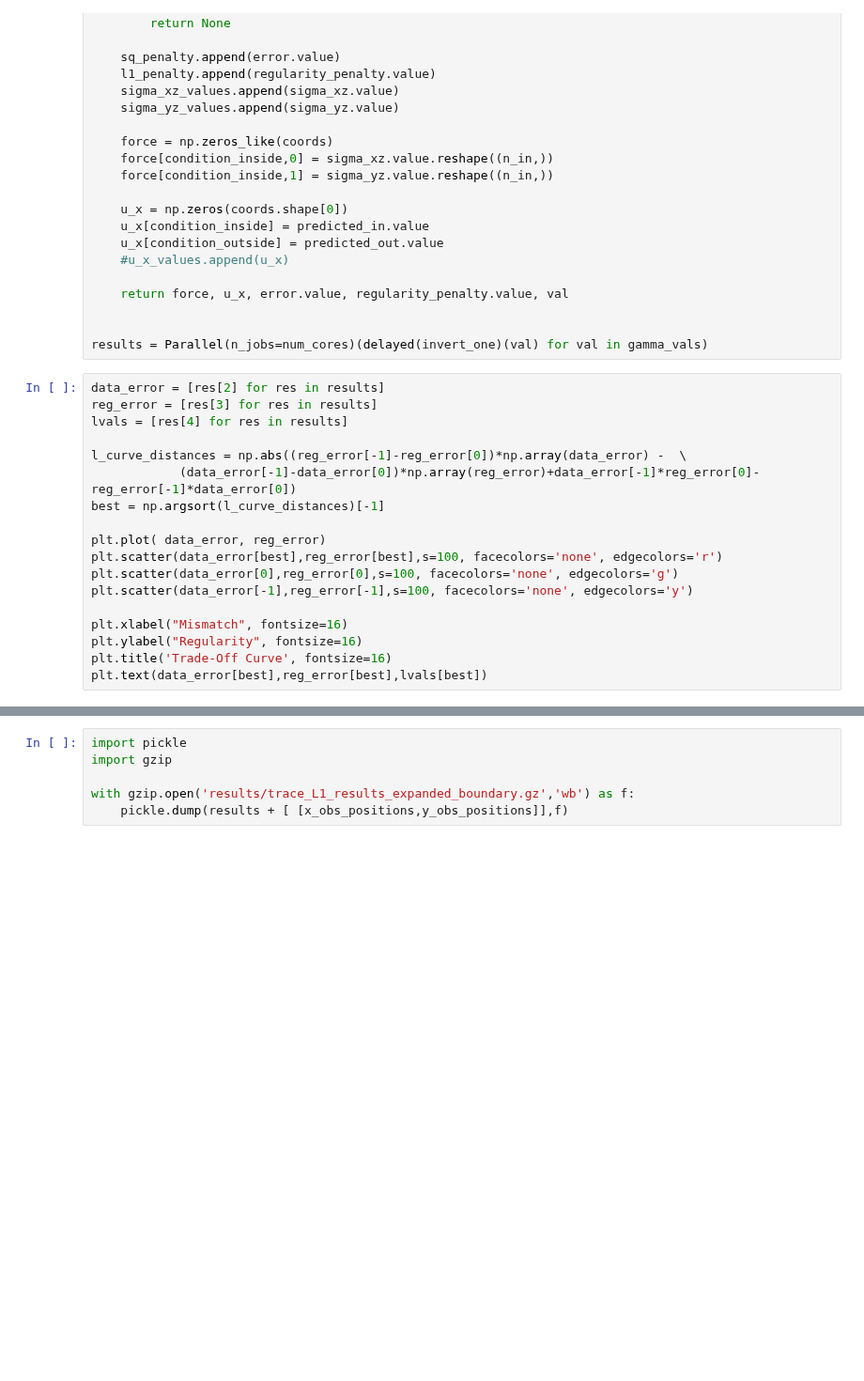
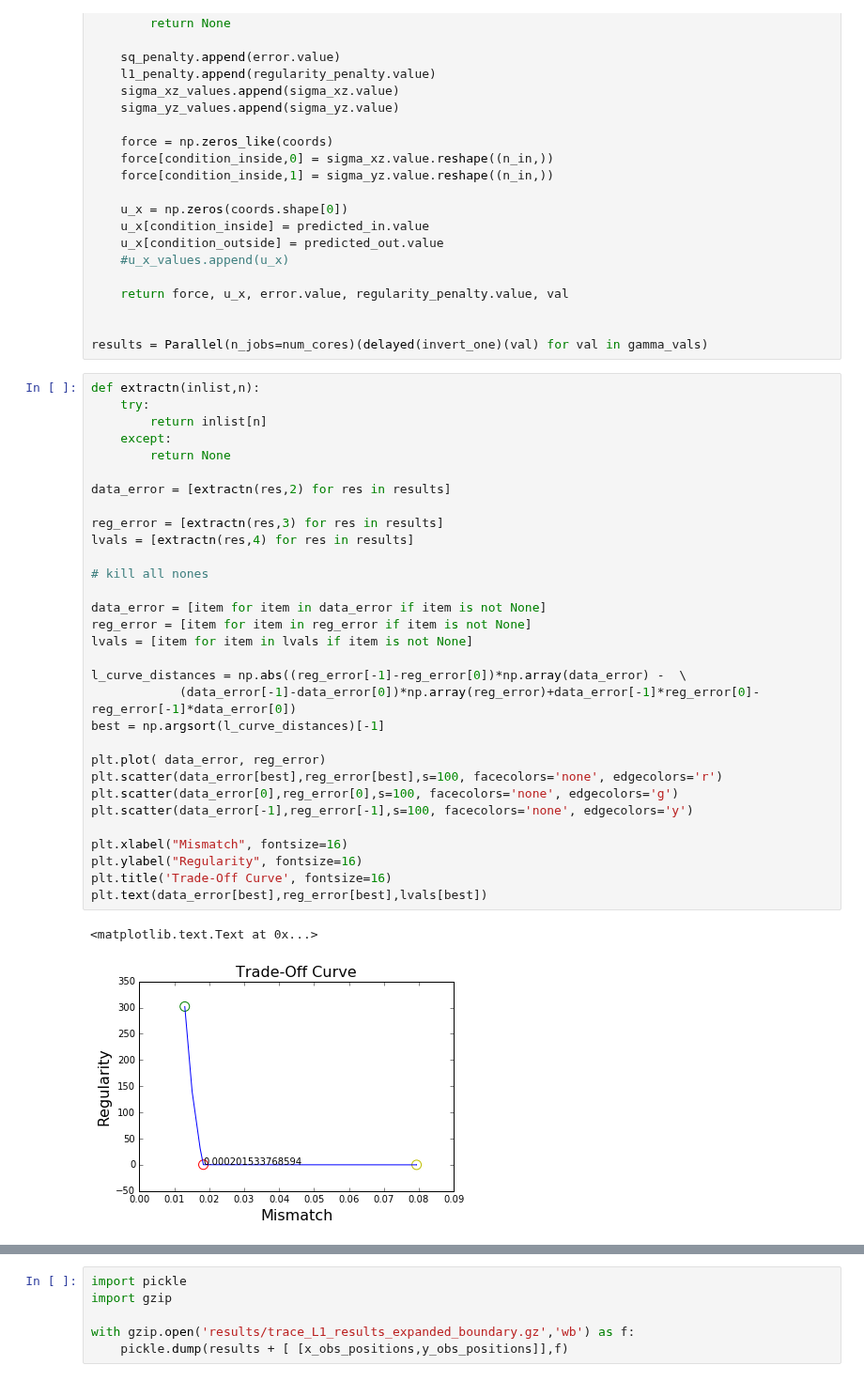
Before and after one commit to jcalifornia/tractionforce, a Jupyter notebook: paper/numerics/figures-trace-L1-expanded_boundary.ipynb, the cells around one changed output, grey strips where cells are left out. Shown at 94% size. Drawn from its saved outputs; the diff is of its cells as text; blank space fills up the shorter version.

```diff
--- a/paper/numerics/figures-trace-L1-expanded_boundary.ipynb
+++ b/paper/numerics/figures-trace-L1-expanded_boundary.ipynb
@@ -246,23 +246,39 @@ def invert_one(val):
 
 results = Parallel(n_jobs=num_cores)(delayed(invert_one)(val) for val in gamma_vals)
 # %%
-data_error = [res[2] for res in results]
-reg_error = [res[3] for res in results]
-lvals = [res[4] for res in results]
+def extractn(inlist,n):
+    try:
+        return inlist[n]
+    except:
+        return None
+
+data_error = [extractn(res,2) for res in results]
+
+reg_error = [extractn(res,3) for res in results]
+lvals = [extractn(res,4) for res in results]
+
+# kill all nones
+
+data_error = [item for item in data_error if item is not None]
+reg_error = [item for item in reg_error if item is not None]
+lvals = [item for item in lvals if item is not None]
 
 l_curve_distances = np.abs((reg_error[-1]-reg_error[0])*np.array(data_error) -  \
             (data_error[-1]-data_error[0])*np.array(reg_error)+data_error[-1]*reg_error[0]-reg_error[-1]*data_error[0])
 best = np.argsort(l_curve_distances)[-1]
 
 plt.plot( data_error, reg_error)
 plt.scatter(data_error[best],reg_error[best],s=100, facecolors='none', edgecolors='r')
 plt.scatter(data_error[0],reg_error[0],s=100, facecolors='none', edgecolors='g')
 plt.scatter(data_error[-1],reg_error[-1],s=100, facecolors='none', edgecolors='y')
 
 plt.xlabel("Mismatch", fontsize=16)
 plt.ylabel("Regularity", fontsize=16)
 plt.title('Trade-Off Curve', fontsize=16)
 plt.text(data_error[best],reg_error[best],lvals[best])
+# %% [output]
+<matplotlib.text.Text at 0x...>
+[figure, added]
 # %%
 x_min = min(coords[boundary == 1, 0])
 x_max = max(coords[boundary == 1, 0])
```
Also changed, not shown: parts of 4 cells of this notebook, 9 other files.
